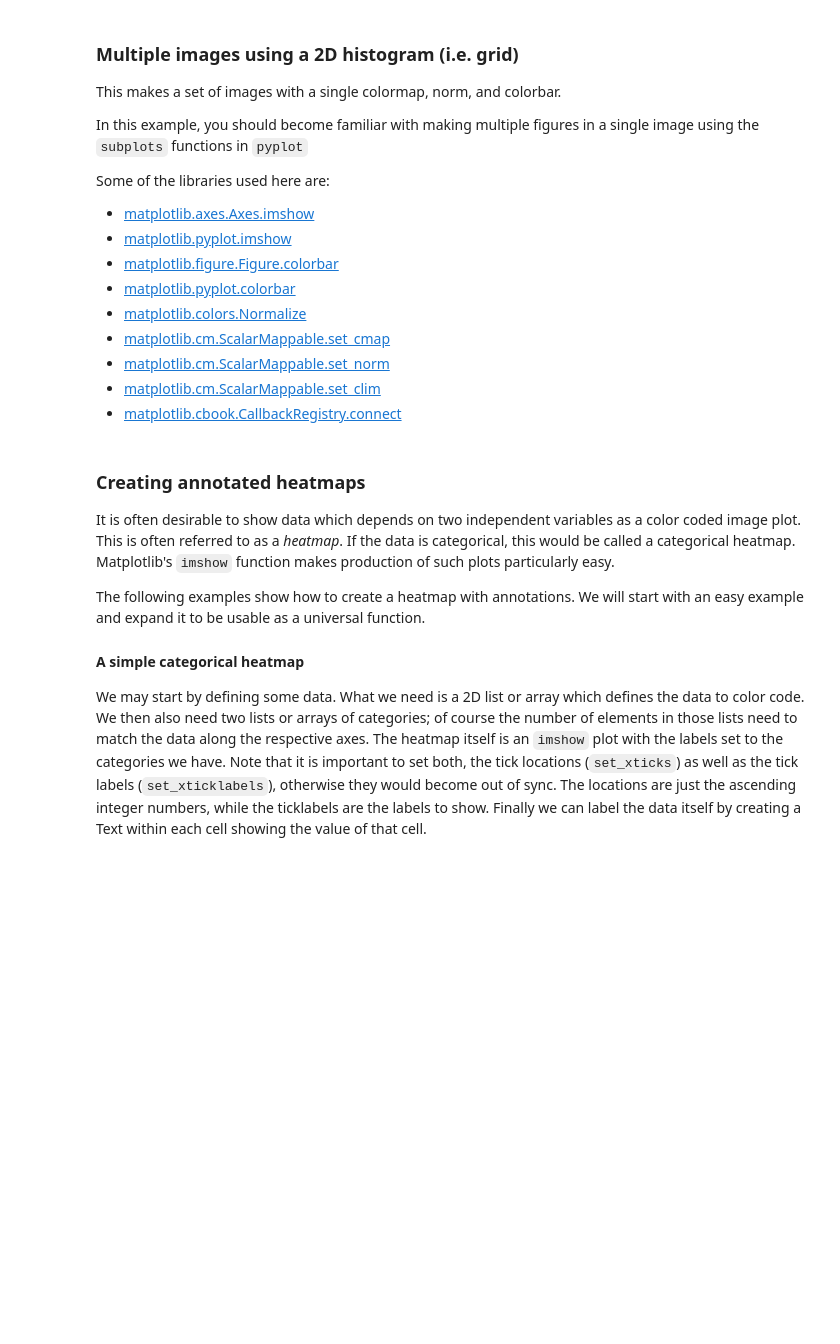
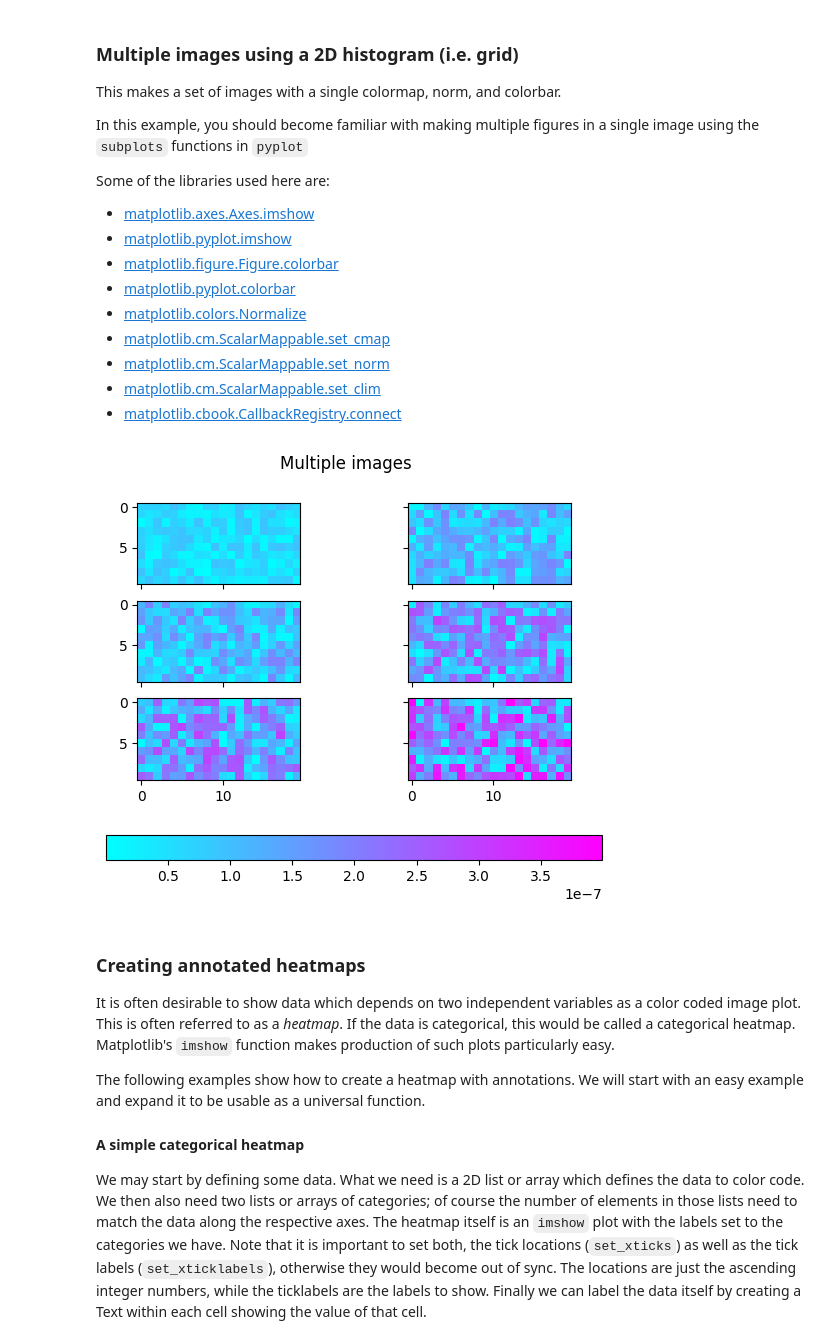
Before and after one commit to UChicagoPhysics/PHYS250, a Jupyter notebook: Examples/VisualizationExamples.ipynb, the cells around one changed output. Drawn from its saved outputs; the diff is of its cells as text; code cells hidden in the pictures; blank space fills up the shorter version.

```diff
--- a/Examples/VisualizationExamples.ipynb
+++ b/Examples/VisualizationExamples.ipynb
@@ -225,34 +225,36 @@ images = []
 for i in range(Nr):
     for j in range(Nc):
         # Generate data with a range that varies from one plot to the next.
         data = ((1 + i + j) / 10) * np.random.rand(10, 20) * 1e-6
         images.append(axs[i, j].imshow(data, cmap=cmap))
         axs[i, j].label_outer()
 
 # Find the min and max of all colors for use in setting the color scale.
 vmin = min(image.get_array().min() for image in images)
 vmax = max(image.get_array().max() for image in images)
 norm = colors.Normalize(vmin=vmin, vmax=vmax)
 for im in images:
     im.set_norm(norm)
 
 # Setup a color bar to map the colors on to numerical values
 fig.colorbar(images[0], ax=axs, orientation='horizontal', fraction=.1)
 
 
 # Make images respond to changes in the norm of other images (e.g. via the
 # "edit axis, curves and images parameters" GUI on Qt), but be careful not to
 # recurse infinitely!
 def update(changed_image):
     for im in images:
         if (changed_image.get_cmap() != im.get_cmap()
                 or changed_image.get_clim() != im.get_clim()):
             im.set_cmap(changed_image.get_cmap())
             im.set_clim(changed_image.get_clim())
 
 
 for im in images:
-    im.callbacksSM.connect('changed', update)
+    im.callbacks.connect('changed', update)
+# %% [output]
+[figure, added]
 # %% [markdown]
 ### Creating annotated heatmaps
 
```
Also changed, not shown: parts of 7 cells of this notebook, 2 other files.
